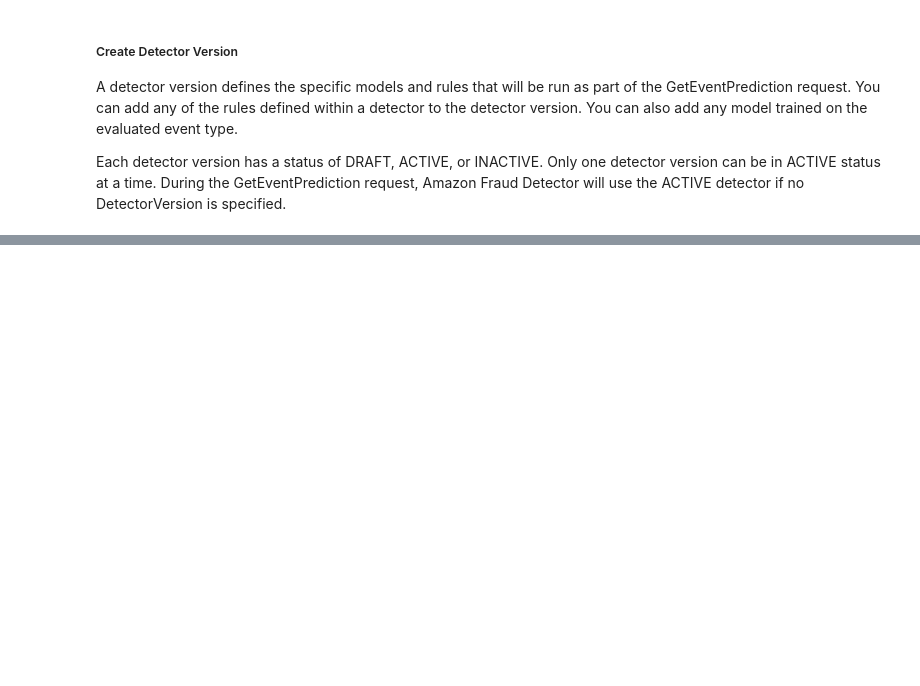
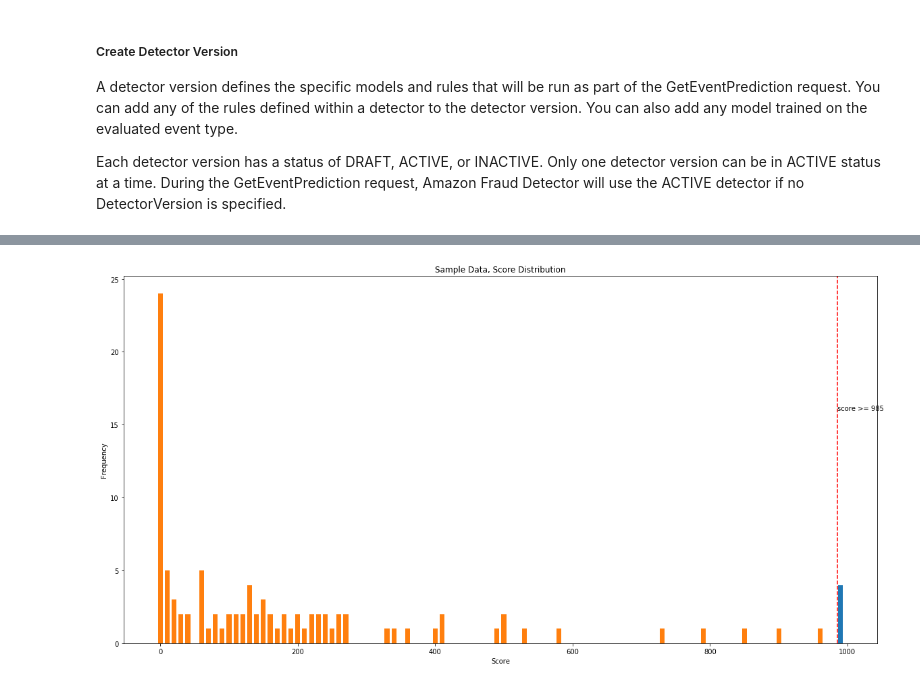
Before and after one commit to tom5610/amazon-fraud-detector-workshop, a Jupyter notebook: project_1_model_training.ipynb, the cells around one changed output, grey strips where cells are left out. Cells and saved outputs as stored; diff of their text form; code cells hidden in the pictures; blank space fills up the shorter version.

```diff
--- a/project_1_model_training.ipynb
+++ b/project_1_model_training.ipynb
@@ -371,6 +411,8 @@ if OUTCOME_APPROVE not in existing_outcome_names:
 # %% [markdown]
 ##### Create Rules
 A rule is a condition that tells Amazon Fraud Detector how to interpret variable values during a fraud prediction. A rule consists of one or more variables, a logic expression, and one or more outcomes. A detector must have at least one associated rule. Rules in a detector are evaluated as part of a fraud prediction.
+# %%
+modelVersionNumber = "1.0"
 # %%
 response = fraud_detector.get_rules(detectorId = DETECTOR_ID)
 response
@@ -495,0 +728,35 @@ project_1_newaccounts_5k.csv
+# %%
+THRESHOLD = 985
+
+# create detector version
+rule_block = Rule(RULE_ID_BLOCK, DETECTOR_ID, f"${MODEL_ID}_insightscore >= {THRESHOLD}", [ OUTCOME_BLOCK ] )
+rule_block.may_create_rule_and_collect_rule_version(fraud_detector)
+
+rule_review = Rule(RULE_ID_REVIEW, DETECTOR_ID, f"${MODEL_ID}_insightscore >= 855 and ${MODEL_ID}_insightscore < {THRESHOLD}", [ OUTCOME_REVIEW ] )
+rule_review.may_create_rule_and_collect_rule_version(fraud_detector)
+
+detector_version_id = create_detector_version(
+    fraud_detector,
+    DETECTOR_ID,
+    [rule_block, rule_review, rule_friction, rule_approve],
+    MODEL_ID,
+    modelVersionNumber
+)
+result = activate_detector_version(
+    fraud_detector,
+    DETECTOR_ID,
+    detector_version_id
+)
+# %%
+# record_count = df.shape[0] # -- override  to run all records in file
+record_count = 100
+predict_recs = do_predictions(
+    fraud_detector,
+    df[event_variables],
+    DETECTOR_ID,
+    detector_version_id,
+    MODEL_ID,
+    EVENT_TYPE_NAME,
+    ENTITY_TYPE_NAME)
+predictions = pd.DataFrame.from_dict(predict_recs, orient='columns')
+predictions.head(10)
@@ -495,0 +778,4 @@ project_1_newaccounts_5k.csv
+# %%
+plot_predictions(predictions, THRESHOLD)
+# %% [output]
+[figure, added]
```
Also changed, not shown: parts of 46 cells of this notebook, 1 other file.
